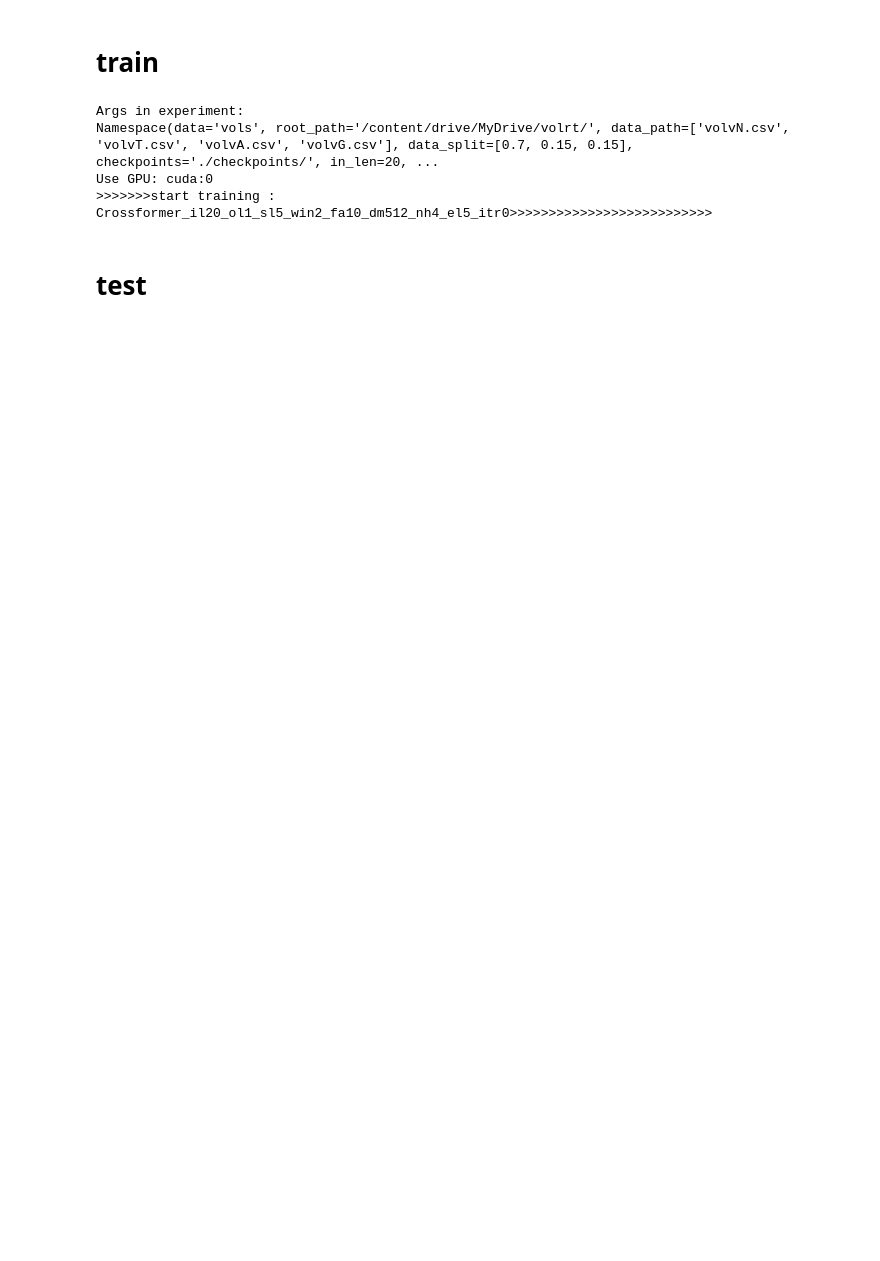
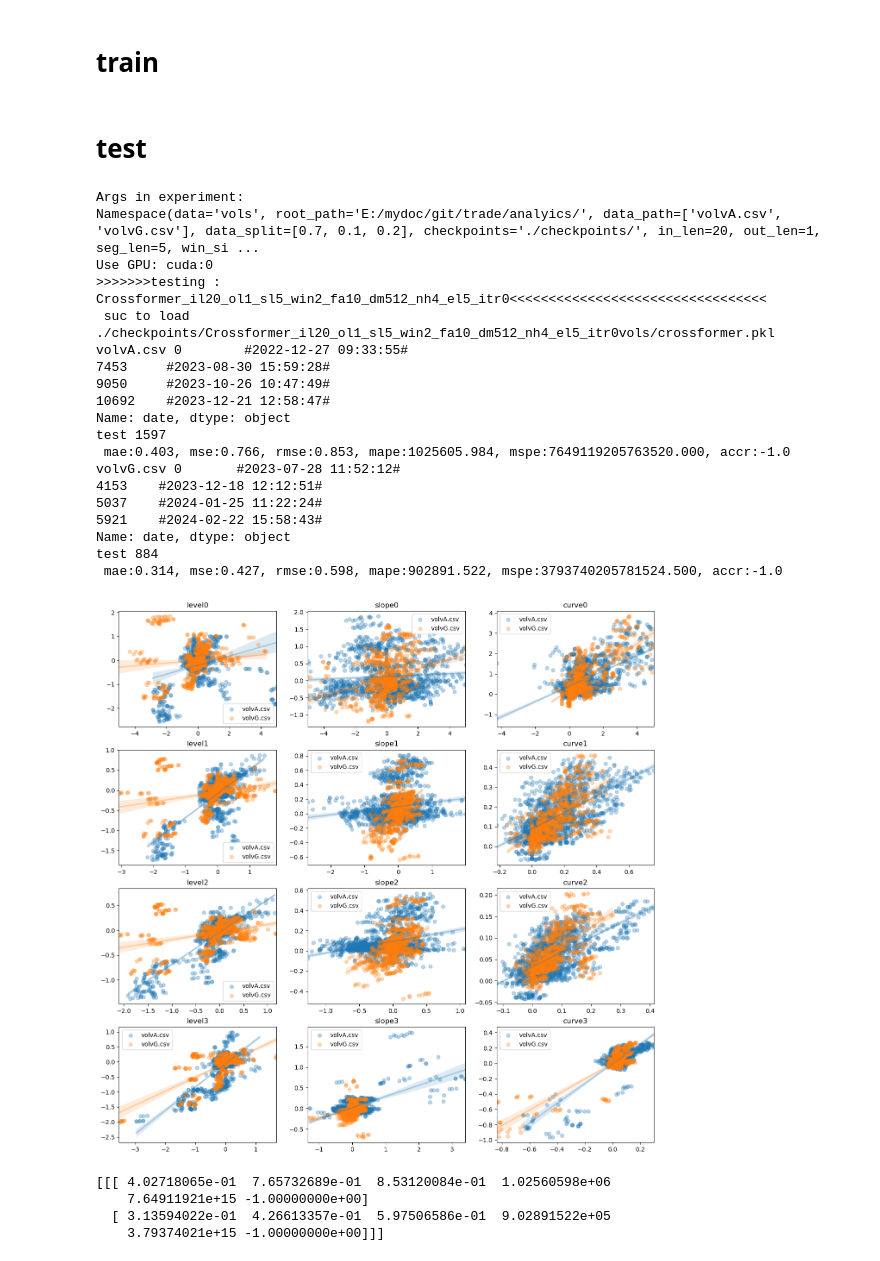
Before and after one commit to jerronl/Crossformer, a Jupyter notebook: colabrun.ipynb, the cells around one changed output. Saved outputs shown, nothing was run; the diff lists cells and outputs as text; code cells hidden in the pictures; blank space fills up the shorter version.

```diff
--- a/colabrun.ipynb
+++ b/colabrun.ipynb
@@ -5,7 +5,9 @@ run_test=True
 run_test=False
 epochs=(1,1)
 epochs=(20,500)
-cutdate='2024-04-23'
+cutdate='2024-04-30'
+itr=5
+metrics_cnt=6
 import torch,sys
 
 if 'google.colab' in str(get_ipython()):
@@ -214,7 +253,7 @@ if not run_test:
             "checkpoints":"./checkpoints/",
         },
         }
-    for i in range(args.itr):
+    for i in range(itr):
         for ii in range(5):
             # setting record of experiments
             setting = update_args(ii)
@@ -232,14 +271,58 @@ if not run_test:
             preds, trues = exp.test(setting, 'prcs', True, data_path=[tables[-1]], inverse=True)
             print(preds.shape, trues.shape)
         data_parser["vols"]["learning_rate"]/=3.
-# %% [output]
-Args in experiment:
-Namespace(data='vols', root_path='/content/drive/MyDrive/volrt/', data_path=['volvN.csv', 'volvT.csv', 'volvA.csv', 'volvG.csv'], data_split=[0.7, 0.15, 0.15], checkpoints='./checkpoints/', in_len=20, ...
-Use GPU: cuda:0
->>>>>>>start training : Crossformer_il20_ol1_sl5_win2_fa10_dm512_nh4_el5_itr0>>>>>>>>>>>>>>>>>>>>>>>>>>
 # %%
 if not run_test:
     from google.colab import runtime
     runtime.unassign()
 # %% [markdown]
 # test
+# %%
+from data.data_loader import DatasetMTS
+data_parser = {
+    "vols": {
+        'e_layers':5,
+        'd_model':512,
+        'lradj':'type2',
+    },
+    }
+dep_var=['level0', 'slope0', 'curve0', 'level1', 'slope1', 'curve1', 'level2', 'slope2', 'curve2', 'level3', 'slope3', 'curve3']
+labels=[[f'm{i}' for i in range(itr)],tables,["mae", "mse", "rmse", "mape", "mspe", "accr"]]
+metrics=np.empty((0,len(tables),metrics_cnt))
+for i in range(itr):
+  setting=update_args(i)
+  DatasetMTS.clear()
+  exp = Exp_crossformer(args)
+  print(f">>>>>>>testing : {setting}<<<<<<<<<<<<<<<<<<<<<<<<<<<<<<<<<")
+  results = []
+  for table in tables:
+      results.append(exp.test(setting, 'vols', True, data_path=[table], inverse=True))
+  regplot(3)
+
+print(metrics)
+plot_metric()
+# %% [output]
+Args in experiment:
+Namespace(data='vols', root_path='E:/mydoc/git/trade/analyics/', data_path=['volvA.csv', 'volvG.csv'], data_split=[0.7, 0.1, 0.2], checkpoints='./checkpoints/', in_len=20, out_len=1, seg_len=5, win_si ...
+Use GPU: cuda:0
+>>>>>>>testing : Crossformer_il20_ol1_sl5_win2_fa10_dm512_nh4_el5_itr0<<<<<<<<<<<<<<<<<<<<<<<<<<<<<<<<<
+ suc to load ./checkpoints/Crossformer_il20_ol1_sl5_win2_fa10_dm512_nh4_el5_itr0vols/crossformer.pkl
+volvA.csv 0        #2022-12-27 09:33:55#
+7453     #2023-08-30 15:59:28#
+9050     #2023-10-26 10:47:49#
+10692    #2023-12-21 12:58:47#
+Name: date, dtype: object
+test 1597
+ mae:0.403, mse:0.766, rmse:0.853, mape:1025605.984, mspe:7649119205763520.000, accr:-1.0
+volvG.csv 0       #2023-07-28 11:52:12#
+4153    #2023-12-18 12:12:51#
+5037    #2024-01-25 11:22:24#
+5921    #2024-02-22 15:58:43#
+Name: date, dtype: object
+test 884
+ mae:0.314, mse:0.427, rmse:0.598, mape:902891.522, mspe:3793740205781524.500, accr:-1.0
+[figure, added]
+[[[ 4.02718065e-01  7.65732689e-01  8.53120084e-01  1.02560598e+06
+    7.64911921e+15 -1.00000000e+00]
+  [ 3.13594022e-01  4.26613357e-01  5.97506586e-01  9.02891522e+05
+    3.79374021e+15 -1.00000000e+00]]]
```
Also changed, not shown: parts of 11 cells of this notebook, 3 other files.
